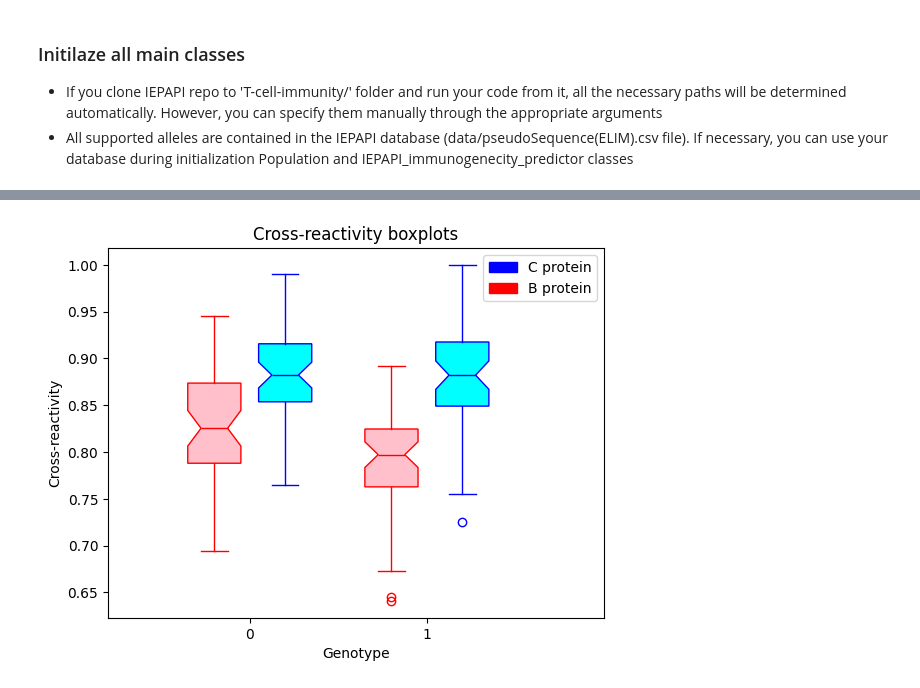
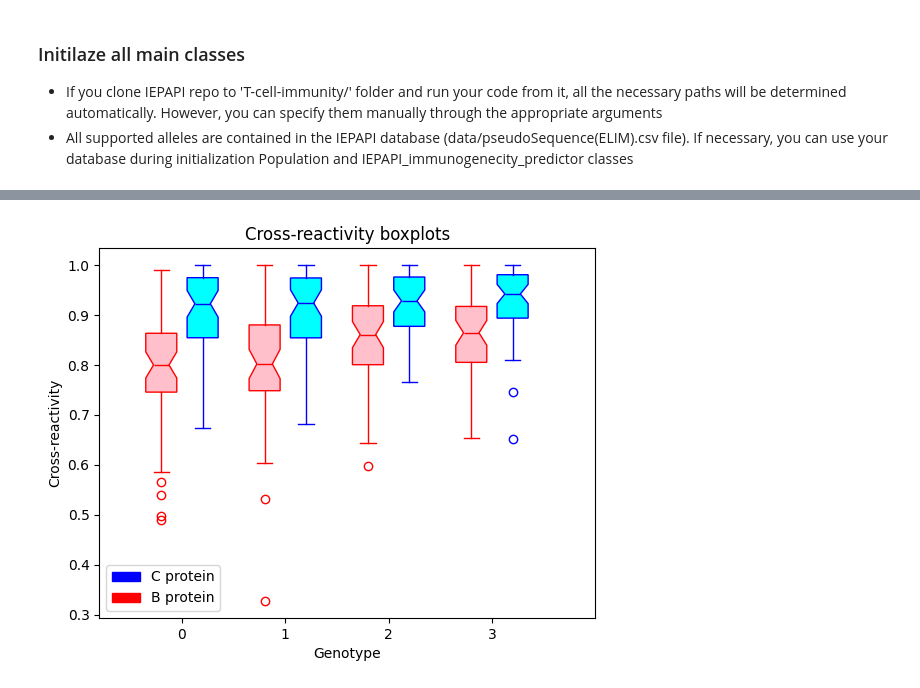
Before and after one commit to Philosophus4201/T-cell-immunity, a Jupyter notebook: Example_notebook.ipynb, the cells around one changed output, grey strips where cells are left out. Cells and saved outputs as stored; diff of their text form; code cells hidden in the pictures.

```diff
--- a/Example_notebook.ipynb
+++ b/Example_notebook.ipynb
@@ -16,9 +16,12 @@ pseq_C = "MVPQALLFVPLLVFPLCFGKFPIYTIPDKLGPWSPIDIHHLSCPNNLVVEDEGCTNLSGFSYMELKVGYI
 * All supported alleles are contained in the IEPAPI database (data/pseudoSequence(ELIM).csv file). If necessary, you can use your database during initialization Population and IEPAPI_immunogenecity_predictor classes
 # %%
 immun_predictor = IEPAPI_immunogenicity_predictor()
+baseline_predictor1 = Baseline_MHCflurry_predictor()
+baseline_predictor2 = Baseline_homology_predictor()
 cross_react_predictor = BATMAN_predictor()
 Popul = Population(test_genotypes)
-protein_A = Protein(pseq_A)
-protein_B = Protein(pseq_B)
-protein_C = Protein(pseq_C)
+Processing = Protein_processing()
+protein_A = Processing.processing(Protein(pseq_A))
+protein_B = Processing.processing(Protein(pseq_B))
+protein_C = Processing.processing(Protein(pseq_C))
 # %% [output]
@@ -53,4 +102,4 @@ Cross_react_predict(protein_A, protein_B, Popul, immun_predictor, cross_react_pr
 # %%
-Cross_react_plot(Popul, immun_predictor, cross_react_predictor,protein_A,protein_B,protein_C, N_individuals=2, N_proc=4)
+Cross_react_plot(Popul, immun_predictor, cross_react_predictor,protein_A,protein_B,protein_C, N_individuals=4, N_proc=4)
 # %% [output]
-[figure, old version]
+[figure, new version]
```
Also changed, not shown: parts of 5 cells of this notebook, 2 other files.
